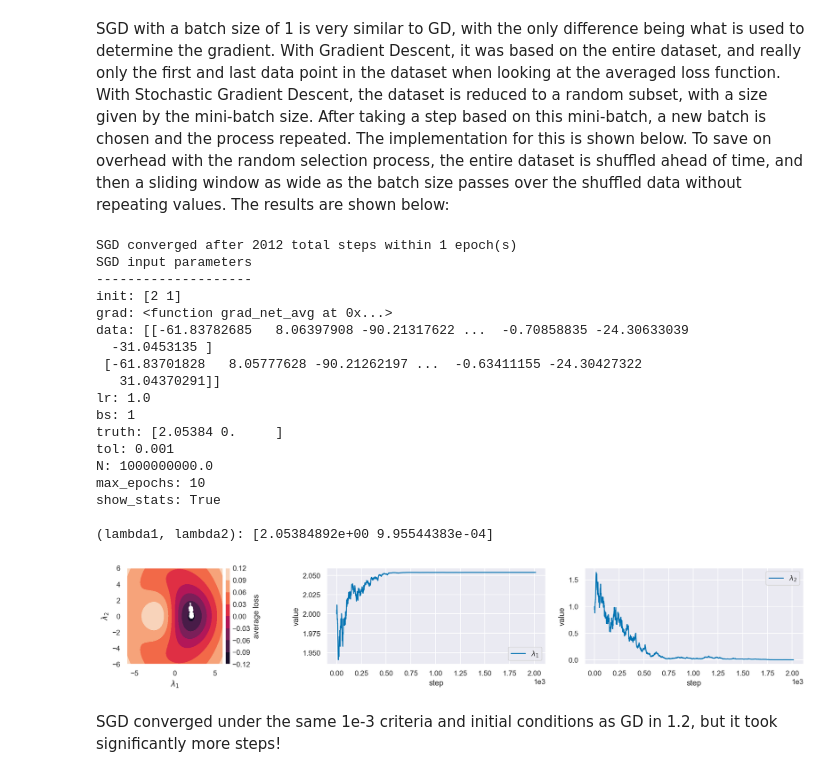
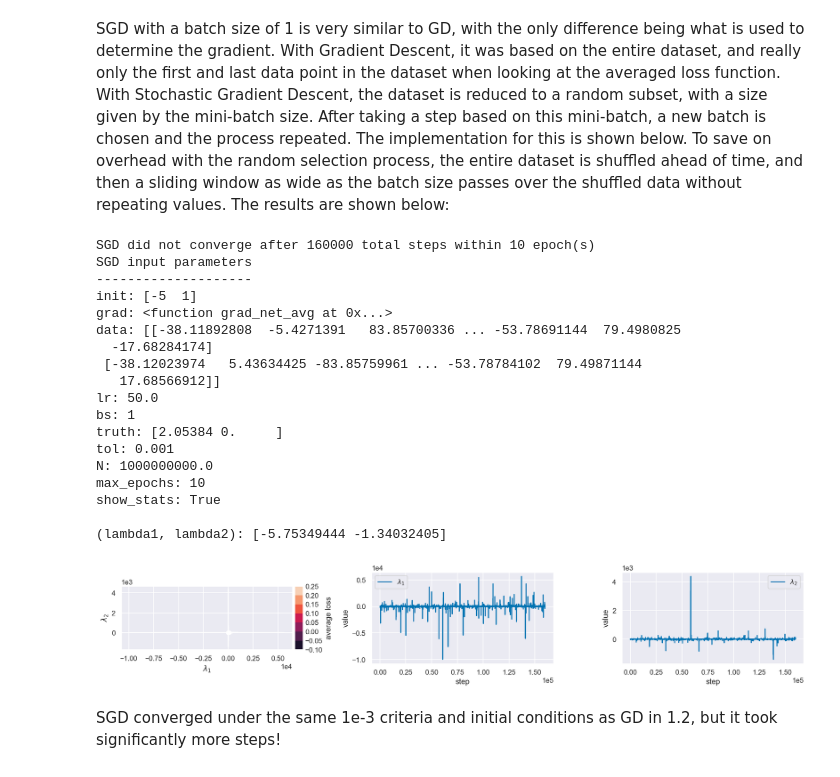
Before and after one commit to icweaver/AM207, a Jupyter notebook: HW5/AM207_HW5_IanWeaver.ipynb, the cells around one changed output. Drawn from its saved outputs; the diff is of its cells as text; code cells hidden in the pictures.

```diff
--- a/HW5/AM207_HW5_IanWeaver.ipynb
+++ b/HW5/AM207_HW5_IanWeaver.ipynb
@@ -434,44 +434,44 @@ def SGD(init=_, grad=_, data=_, lr=_, bs=_, truth=_, tol=_, N=_,
 
 # run stochastic gradient descent
 data = np.loadtxt("HW5_data.csv", delimiter=',')
 SGD_params = {
-    "lr": 1., # learning rate,
+    "lr": 50., # learning rate,
     "tol": 1e-3, # convergence tolerance for normed distance to truth values
     "N": 1e9, # size of pre-allocated array to hold all lambda estimates
     "max_epochs": 10, # GD terminates if this limit is met
     "truth": np.array([2.05384, 0.]), # (lambda_1, lambda_2) true value
-    "init": np.array([2, 1]), # starting location
+    "init": np.array([-5, 1]), # starting location
     "grad": grad_net_avg, # gradient function
     "data": data, # input data
     "show_stats": True, # print out ingredients?
     "bs": 1, # batch size
 }
 lambdas_SGD, times_SGD = SGD(**SGD_params)
 print(f"(lambda1, lambda2): {lambdas_SGD[-1, :]}")
 
 # display results
 plot_descent(lambdas_SGD, SGD_params["init"],
              loss_func_avg, data, label="average loss")
 # %% [output]
-SGD converged after 2012 total steps within 1 epoch(s)
+SGD did not converge after 160000 total steps within 10 epoch(s)
 SGD input parameters
 --------------------
-init: [2 1]
+init: [-5  1]
 grad: <function grad_net_avg at 0x...>
-data: [[-61.83782685   8.06397908 -90.21317622 ...  -0.70858835 -24.30633039
-  -31.0453135 ]
- [-61.83701828   8.05777628 -90.21262197 ...  -0.63411155 -24.30427322
-   31.04370291]]
-lr: 1.0
+data: [[-38.11892808  -5.4271391   83.85700336 ... -53.78691144  79.4980825
+  -17.68284174]
+ [-38.12023974   5.43634425 -83.85759961 ... -53.78784102  79.49871144
+   17.68566912]]
+lr: 50.0
 bs: 1
 truth: [2.05384 0.     ]
 tol: 0.001
 N: 1000000000.0
 max_epochs: 10
 show_stats: True
 
-(lambda1, lambda2): [2.05384892e+00 9.95544383e-04]
+(lambda1, lambda2): [-5.75349444 -1.34032405]
-[figure, old version]
+[figure, new version]
 # %% [markdown]
 SGD converged under the same 1e-3 criteria and initial conditions as GD in 1.2, but it took significantly more steps!
 # %% [markdown]
```
Also changed, not shown: parts of 5 cells of this notebook.
